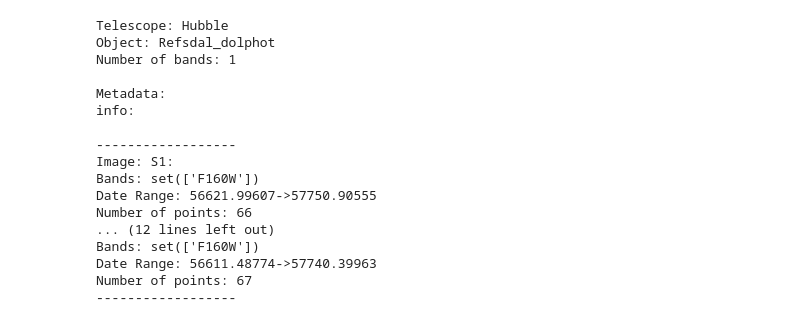
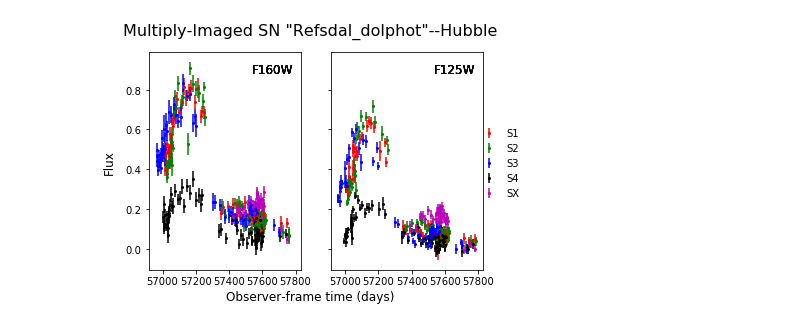
Before and after one commit to jpierel14/sntd, a Jupyter notebook: refsdal_td.ipynb, the cells around one changed output. Drawn from its saved outputs; the diff is of its cells as text; code cells hidden in the pictures.

Commit message:
got refsdal time delays finished

```diff
--- a/refsdal_td.ipynb
+++ b/refsdal_td.ipynb
@@ -15,42 +20,31 @@ elif photometry=='hstphot':
 else:
     raise RuntimeError("Photometry not recognized.")
 # %%
+#Read in the data from pat
+reload(io)
 bands=[]
-lcs=sntd.curveDict(telescopename='Hubble',object='Refsdal_'+photometry)
-images=['s1','s2','s3','s4']
+lcs=io.curveDict(telescopename='Hubble',object='Refsdal_'+photometry)
+images=['s1','s2','s3','s4','sx']
 for im in images:
     imTab=None
     for f in [x for x in files if im in x]:
         tab=ascii.read(f,comment='=')
         tab.remove_column('flag')
         tab.rename_column('mhjd','time')
+        tab=tab[tab['time']>tab['time'][tab['flux']==np.max(tab['flux'])]-200]
         band=f[f.find('_'+photometry)-5:f.find('_'+photometry)]
         bands.append(band)
         tab['band']=band
         tab['zpsys']='ab'
         tab['zp']=25.0
         if imTab is None:
             imTab=copy(tab)
         else:
             imTab=vstack([imTab,tab])
-    curve=sntd.table_factory(tab,telescopename='Hubble',object=f[5:7].upper())
+
+    curve=sntd.table_factory(imTab,telescopename='Hubble',object=os.path.basename(f)[5:7].upper())
     lcs.add_curve(curve)
-print(lcs)
+lcs.plot_object(showfig=True,filename='mySN_orig')
+plt.close()
 # %% [output]
-Telescope: Hubble
-Object: Refsdal_dolphot
-Number of bands: 1
-
-Metadata:
-info:
-
-------------------
-Image: S1:
-Bands: set(['F160W'])
-Date Range: 56621.99607->57750.90555
-Number of points: 66
-... (12 lines left out)
-Bands: set(['F160W'])
-Date Range: 56611.48774->57740.39963
-Number of points: 67
-------------------
+[figure, added]
```
Also changed, not shown: parts of 15 cells of this notebook, 39 other files.
